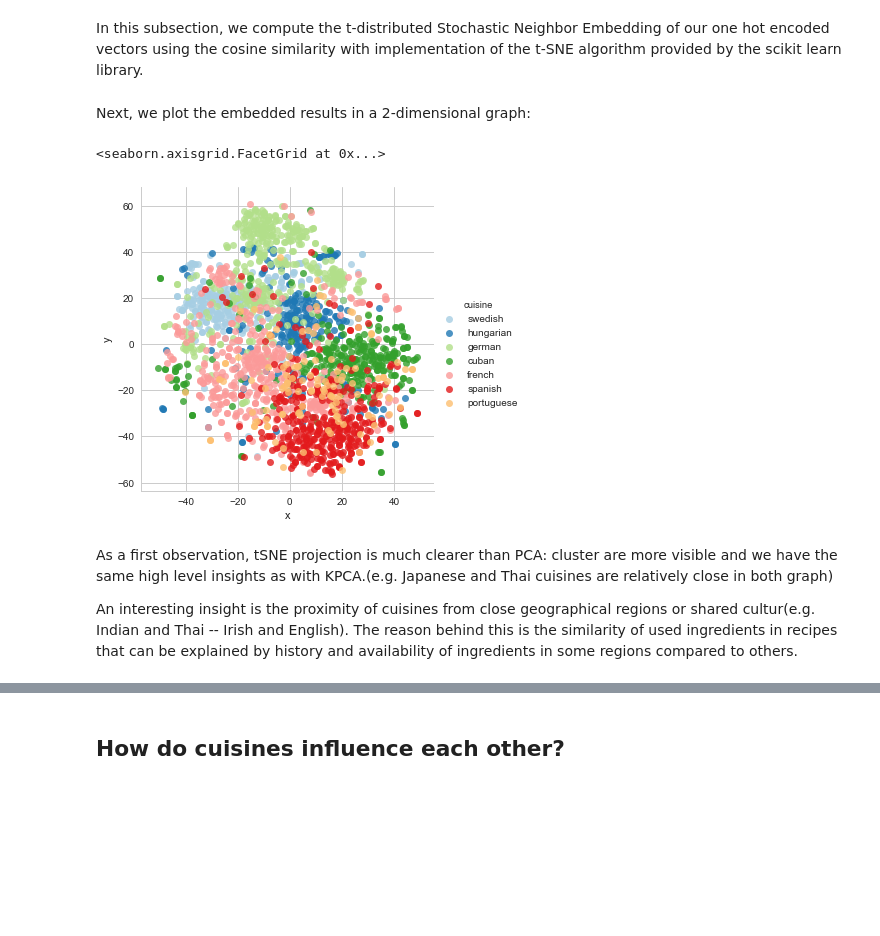
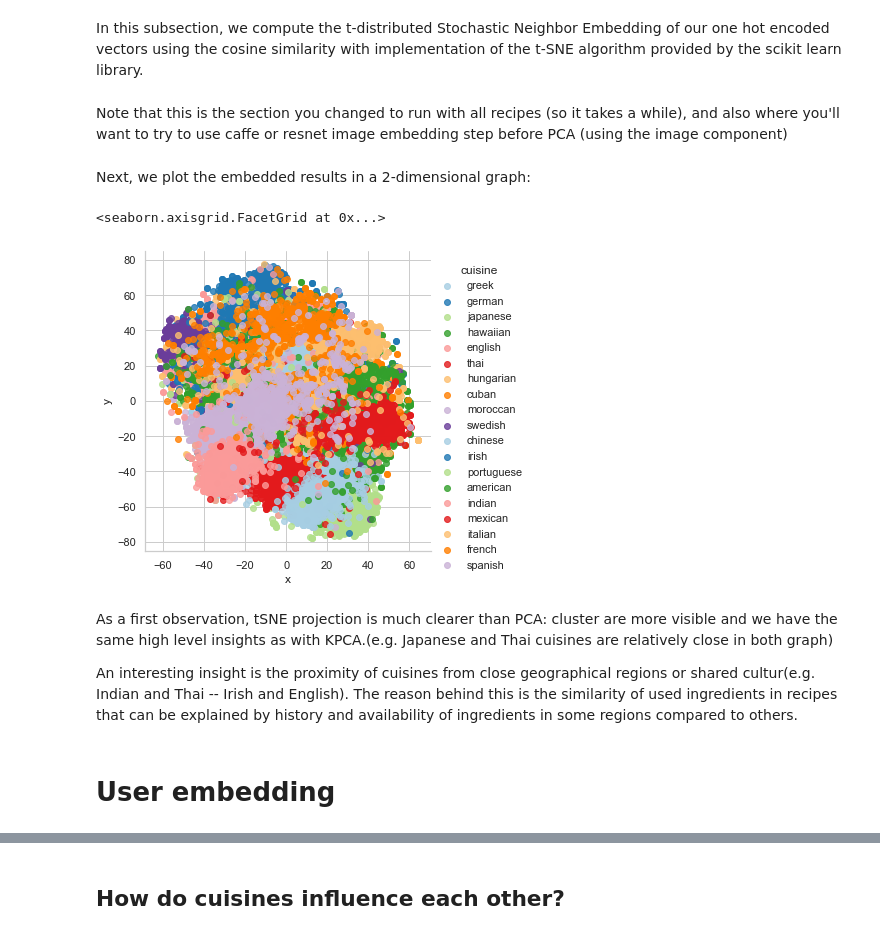
Before and after one commit to mrondin1/ADA_Course_Project, a Jupyter notebook: Project/Final Notebook (milestone 3).ipynb, the cells around one changed output, grey strips where cells are left out. Drawn from its saved outputs; the diff is of its cells as text; code cells hidden in the pictures; blank space fills up the shorter version.

Commit message:
ran on the entire 16k recipes instead of 2k recipes, also didn't filter to 7 cuisines, used all 19, then added some steps explaining the user embedding

```diff
--- a/Project/Final Notebook (milestone 3).ipynb
+++ b/Project/Final Notebook (milestone 3).ipynb
@@ -558,13 +560,16 @@ Following, we filter our dataset for our convinience, and plot the cluster for a
 # %%
 list_cuisine_names = df.cuisine.astype('category').cat.categories
 
+# mike add - don't know if we should do this random selection of cuisines, why do it?
+
 # Filter data and keep only n cuisines
-n = 7
+n = 19 #changed this to just include all 19 - clearly don't need the random permutation, but this is fine
 filtered_cuisines = np.random.permutation(19)[:n]
 mask = y.apply(lambda x: x in filtered_cuisines)
 X_filtered, y_filtered = X[mask], y[mask]
 
 # Randomly select 2K recipes. Since data is already shuffled randomly then we take the first 2K.
+# Should we also not downsample here? Not sure we need to.
 X_filtered_2K = X_filtered[:2000]
 y_filtered_2K = y_filtered[:2000]
 # %% [markdown]
@@ -594,26 +599,34 @@ As we will see next, t-SNE will provide a much better way to reduce the dimensio
 # %% [markdown]
 In this subsection, we compute the t-distributed Stochastic Neighbor Embedding of our one hot encoded vectors using the cosine similarity with implementation of the t-SNE algorithm provided by the scikit learn library.
 # %%
+%%time
+
 # Compute the cosine similarity square form for each vector and run t-SNE
-X_to_reduce = squareform(pdist(X_filtered_2K, metric='cosine'))
+# X_to_reduce = squareform(pdist(X_filtered_2K, metric='cosine'))
+X_to_reduce = squareform(pdist(X_filtered, metric='cosine'))
 X_embedded_tsne = TSNE(metric='precomputed').fit_transform(X_to_reduce)
+# %% [markdown]
+Note that this is the section you changed to run with all recipes (so it takes a while), and also where you'll want to try to use caffe or resnet image embedding step before PCA (using the image component)
 # %% [markdown]
 Next, we plot the embedded results in a 2-dimensional graph:
 # %%
 # Plotting the clusters on with t-sne projections
 plotting_df = pd.DataFrame(data=X_embedded_tsne[:,:2], columns=['x','y'])
-plotting_df['cuisine']= list_cuisine_names[y_filtered_2K].tolist()
+# plotting_df['cuisine']= list_cuisine_names[y_filtered_2K].tolist()
+plotting_df['cuisine']= list_cuisine_names[y_filtered].tolist()
 
 sns.set(style="whitegrid", palette="muted")
 palette = ['#a6cee3','#1f78b4','#b2df8a','#33a02c','#fb9a99','#e31a1c','#fdbf6f','#ff7f00','#cab2d6','#6a3d9a']
 sns.lmplot("x", "y", data=plotting_df, palette=palette, hue='cuisine', fit_reg=False)
 
 # Save the data in file to show it in blog
 # save_cluster(df, X_embedded_tsne, y_filtered_2K)
 # %% [output]
 <seaborn.axisgrid.FacetGrid at 0x...>
-[figure, old version]
+[figure, new version]
 # %% [markdown]
 As a first observation, tSNE projection is much clearer than PCA: cluster are more visible and we have the same high level insights as with KPCA.(e.g. Japanese and Thai cuisines are relatively close in both graph)
 
 An interesting insight is the proximity of cuisines from close geographical regions or shared cultur(e.g. Indian and Thai -- Irish and English). The reason behind this is the similarity of used ingredients in recipes that can be explained by history and availability of ingredients in some regions compared to others.
+# %% [markdown]
+# User embedding
```
Also changed, not shown: parts of 6 cells of this notebook.
